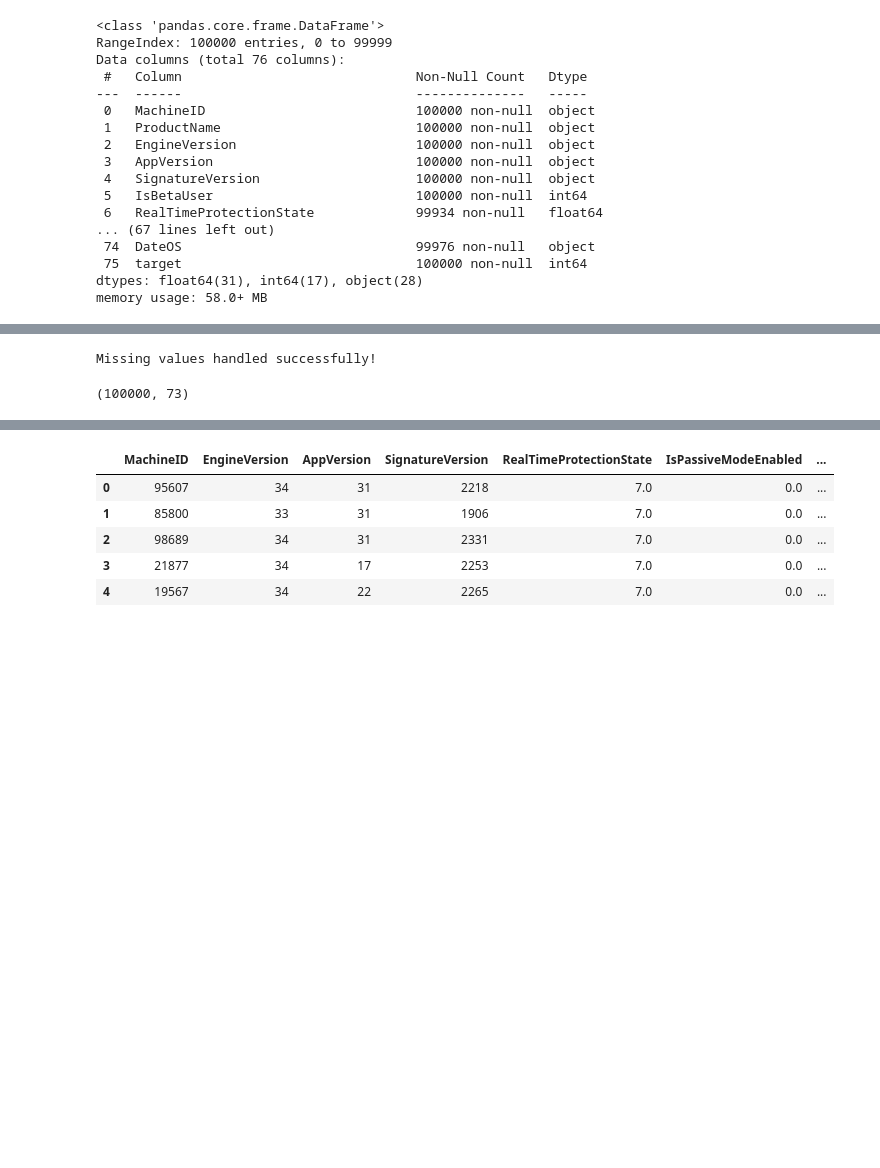
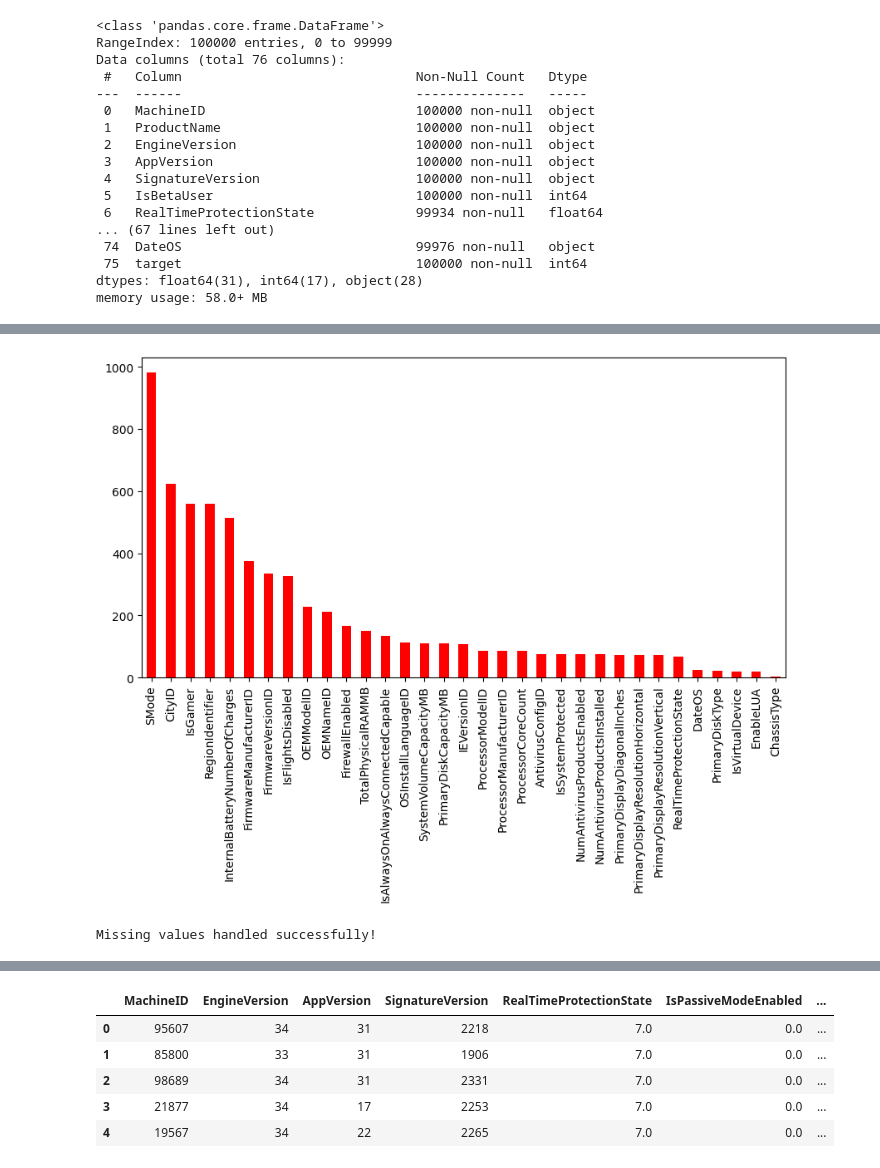
Before and after one commit to Harshiitmadras/Python-programming-language-, a Jupyter notebook: 22f3002476-notebook-t12025.ipynb, the cells around one changed output, grey strips where cells are left out. Cells and saved outputs as stored; diff of their text form; code cells hidden in the pictures; blank space fills up the shorter version.

```diff
--- a/22f3002476-notebook-t12025.ipynb
+++ b/22f3002476-notebook-t12025.ipynb
@@ -36,3 +103,11 @@ memory usage: 58.0+ MB
+# %%
+import matplotlib.pyplot as plt
+missing_values = df.isnull().sum()
+missing_values = missing_values[missing_values > 0].sort_values(ascending=False)
+missing_values.plot(kind='bar', figsize=(10, 5), color='red')
+plt.show()
+# %% [output]
+[figure, added]
 # %%
 from sklearn.impute import SimpleImputer
 
@@ -62,9 +131,0 @@ test_data['DateOS'] = pd.to_datetime(test_data['DateOS']).dt.month
-# %%
-cardinality = df.nunique().sort_values(ascending=False)
-
-low_cardinality = cardinality[cardinality == 1].index.tolist()
-df = df.drop(columns=low_cardinality)
-test_data = test_data.drop(columns=low_cardinality)
-df.shape
-# %% [output]
-(100000, 73)
```
Also changed, not shown: parts of 24 cells of this notebook.
